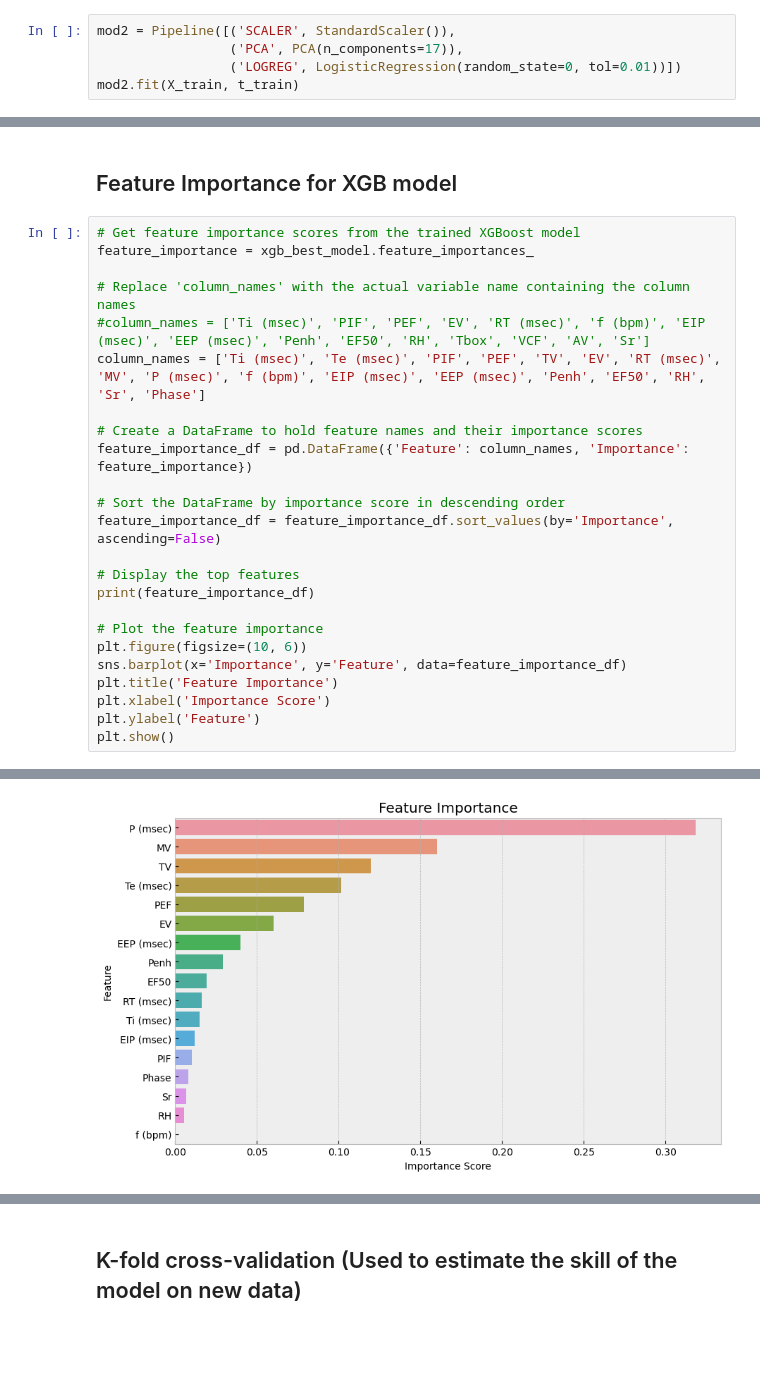
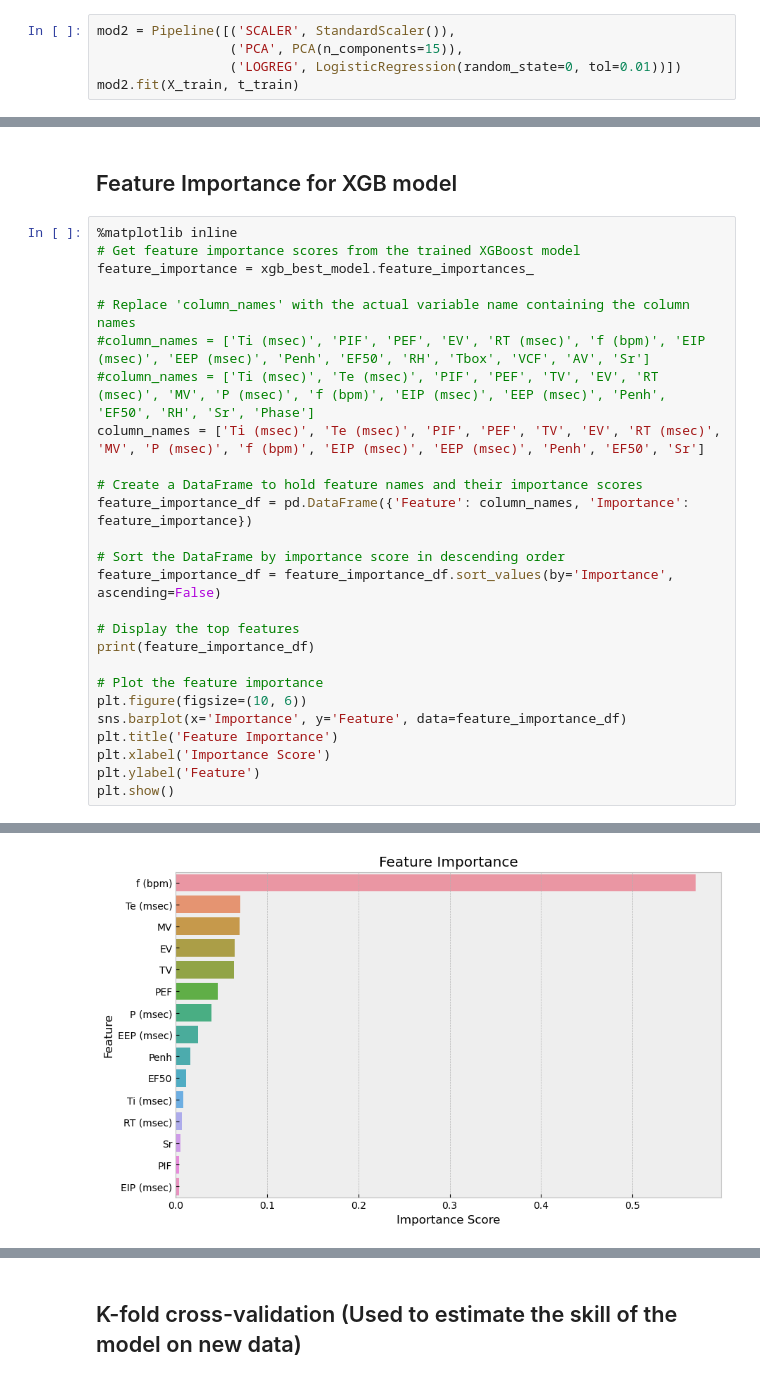
Before and after one commit to eduluca/PlethMachineLearning, a Jupyter notebook: pleth_training_ml_type2.ipynb, the cells around one changed output, grey strips where cells are left out. Cells and saved outputs as stored; diff of their text form; blank space fills up the shorter version.

```diff
--- a/pleth_training_ml_type2.ipynb
+++ b/pleth_training_ml_type2.ipynb
@@ -196,6 +196,6 @@ plt.ylabel('% Variance explained');
 # %%
 mod2 = Pipeline([('SCALER', StandardScaler()),
-                 ('PCA', PCA(n_components=17)),
+                 ('PCA', PCA(n_components=15)),
                  ('LOGREG', LogisticRegression(random_state=0, tol=0.01))])
 mod2.fit(X_train, t_train)
 # %% [output]
@@ -397,12 +397,14 @@ Best Parameters: {'n_estimators': 50}
 # %% [markdown]
 ## Feature Importance for XGB model
 # %%
+%matplotlib inline
 # Get feature importance scores from the trained XGBoost model
 feature_importance = xgb_best_model.feature_importances_
 
 # Replace 'column_names' with the actual variable name containing the column names
 #column_names = ['Ti (msec)', 'PIF', 'PEF', 'EV', 'RT (msec)', 'f (bpm)', 'EIP (msec)', 'EEP (msec)', 'Penh', 'EF50', 'RH', 'Tbox', 'VCF', 'AV', 'Sr']
-column_names = ['Ti (msec)', 'Te (msec)', 'PIF', 'PEF', 'TV', 'EV', 'RT (msec)', 'MV', 'P (msec)', 'f (bpm)', 'EIP (msec)', 'EEP (msec)', 'Penh', 'EF50', 'RH', 'Sr', 'Phase']
+#column_names = ['Ti (msec)', 'Te (msec)', 'PIF', 'PEF', 'TV', 'EV', 'RT (msec)', 'MV', 'P (msec)', 'f (bpm)', 'EIP (msec)', 'EEP (msec)', 'Penh', 'EF50', 'RH', 'Sr', 'Phase']
+column_names = ['Ti (msec)', 'Te (msec)', 'PIF', 'PEF', 'TV', 'EV', 'RT (msec)', 'MV', 'P (msec)', 'f (bpm)', 'EIP (msec)', 'EEP (msec)', 'Penh', 'EF50', 'Sr']
 
 # Create a DataFrame to hold feature names and their importance scores
 feature_importance_df = pd.DataFrame({'Feature': column_names, 'Importance': feature_importance})
@@ -442,2 +442,2 @@ plt.show()
-[figure, old version]
+[figure, new version]
 # %%
```
Also changed, not shown: parts of 17 cells of this notebook, 4 other files.
